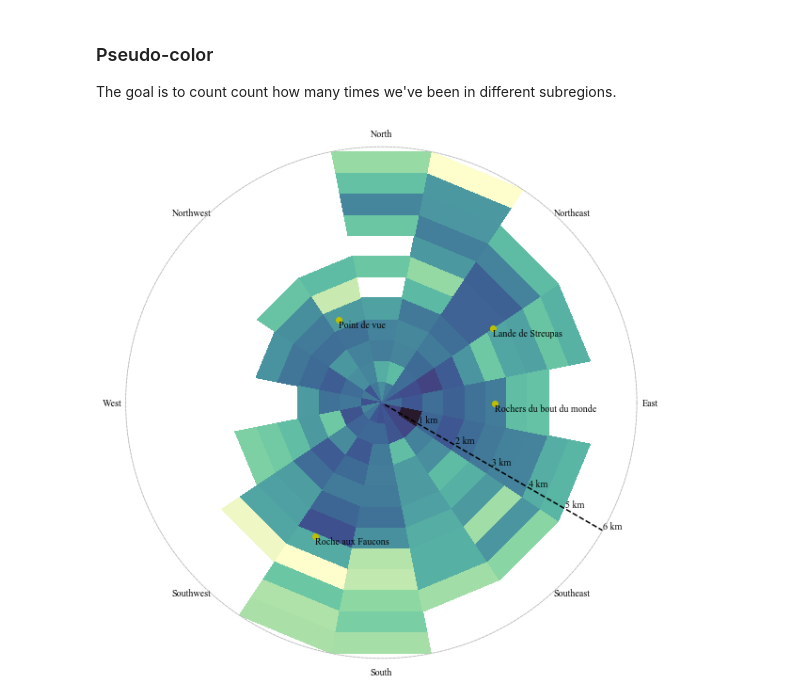
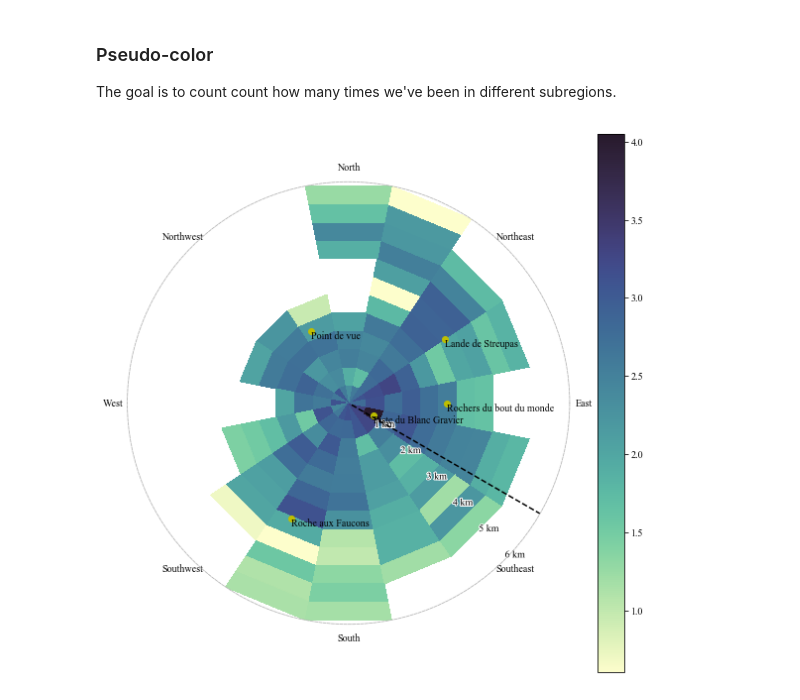
Before and after one commit to whigg/trail-running-maps, a Jupyter notebook: notebooks/compute_dist_bearing.ipynb, the cells around one changed output. Drawn from its saved outputs; the diff is of its cells as text; code cells hidden in the pictures.

Commit message:
polar plot

```diff
--- a/notebooks/compute_dist_bearing.ipynb
+++ b/notebooks/compute_dist_bearing.ipynb
@@ -22,30 +24,12 @@ INFO:root:starting
 # %% [markdown]
 ## Read the data
 First thing first: get the data. GPX is a wide-spread format and [`gpxpy`] the perfect tool to read the files.
-# %%
-def get_coords(filename):
-    with open(filename, "r") as gf:
-        gpx = gpxpy.parse(gf)
-        lon = []
-        lat = []
-        ele = []
-        for track in gpx.tracks:
-            for segment in track.segments:
-                for point in segment.points:
-                    lon.append(point.longitude)
-                    lat.append(point.latitude)
-                    ele.append(point.elevation)
-        lon = np.array(lon)
-        lat = np.array(lat)
-        ele = np.array(ele)
-
-    return lon, lat, ele
 # %% [markdown]
 ### Available data
 I have tracks since 2013, though most of them are concentrated in 2017-2018.
 The total is about 340 files.
 # %%
-basedir = "/home/ctroupin/Projects/ctroupin.github.io/_maps/maps/GPX/"
+basedir = "../data/"
 figdir = "../images/"
 filelist = []
 for yy in [2017,2018,2019]:
@@ -138,6 +122,7 @@ pointsInterest = [
     [50.6024, 5.5957, "Lande de Streupas"],
     [50.5818, 5.6027, "Rochers du bout du monde"],
     [50.6007, 5.5554, "Point de vue"],
+    [50.577784, 5.573265, "Piste du Blanc Gravier"],
     ];
 # %%
 fig = plt.figure(figsize=(10, 10))
@@ -201,35 +187,39 @@ ax = plt.subplot(111, projection='polar')
 ntheta = 16
 r_edges = np.arange(0, 6.01, 0.5)
 theta_edges = np.linspace(0, 2*np.pi, ntheta + 1) + np.pi/16.
 H, _, _ = np.histogram2d(distancevec, bearingvec2, [r_edges, theta_edges])
 
 H = np.ma.masked_equal(H, 0., copy=True)
 
 # Plot
 Theta, R = np.meshgrid(theta_edges, r_edges)
 pcm = ax.pcolormesh(Theta, R, np.log10(H), cmap=cmocean.cm.deep)
 lines, labels = plt.thetagrids( range(0,360,45), ('East', 'Northeast', 'North', 'Northwest',
                                                   'West','Southwest', 'South', 'Southeast') )
 
 lines, labels = plt.rgrids(np.arange(0., 6.1, 1.0),
                            ("", "1 km", "2 km", "3 km", "4 km", "5 km", "6 km" ),
-                          angle=-30.)
+                          angle=-45.)
+
+for ll in labels[1:]:
+    ll.set_path_effects([PathEffects.withStroke(linewidth=2, foreground='w')])
+
 # Points of interest
 for p in pointsInterest:
     bearing = np.deg2rad(sphere.bearing((lat0, lon0), (p[0], p[1])))
     dist = distance.vincenty((lat0, lon0), (p[0], p[1])).kilometers
     ax.plot(bearing, dist, "yo")
     ax.text(bearing, dist, p[-1], ha="left", va="top")
 
 ax.plot((-np.pi/6., -np.pi/6.), (0.1, 6), 'k--')
 extax = ax.axes.spines['polar']
 #extax.set_visible(False)
 extax.set_linestyle("--")
 extax.set_color("0.7")
-# plt.colorbar(pcm)
-plt.savefig(os.path.join(figdir, 'polar_pcolor.png'), dpi=300, bbox_inches="tight")
-plt.savefig(os.path.join(figdir, 'polar_pcolor.jpg'), dpi=300, bbox_inches="tight")
+plt.colorbar(pcm)
+# plt.savefig(os.path.join(figdir, 'polar_pcolor.png'), dpi=300, bbox_inches="tight")
+# plt.savefig(os.path.join(figdir, 'polar_pcolor.jpg'), dpi=300, bbox_inches="tight")
 plt.show()
 plt.close()
 # %% [output]
-[figure, old version]
+[figure, new version]
```
Also changed, not shown: parts of 5 cells of this notebook, 2 other files.
